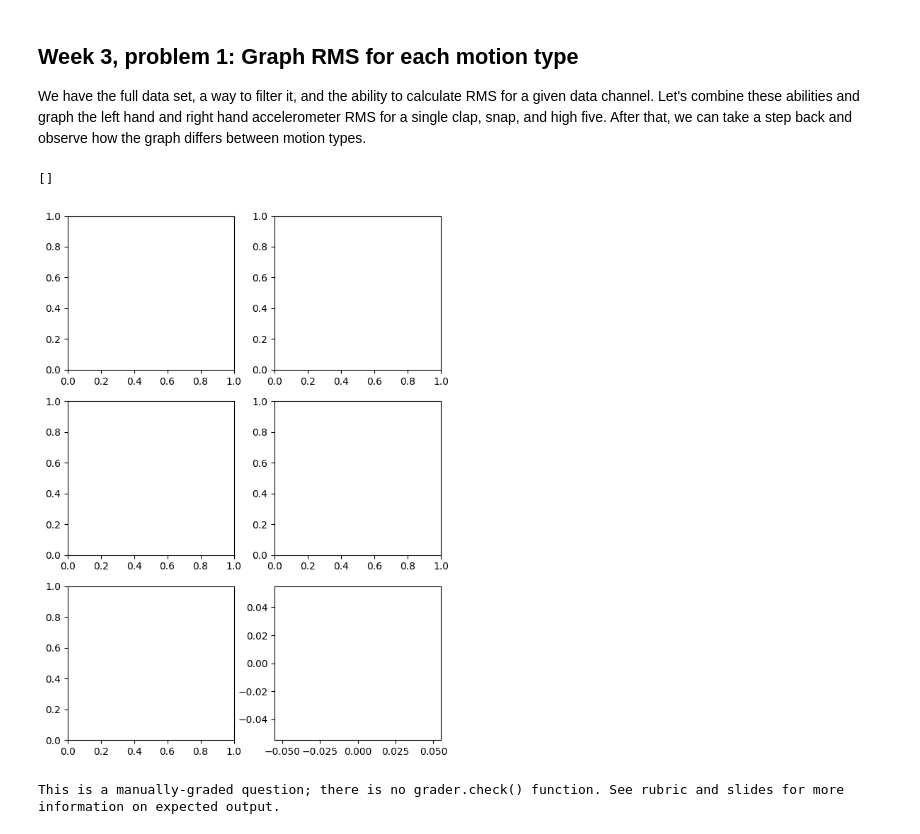
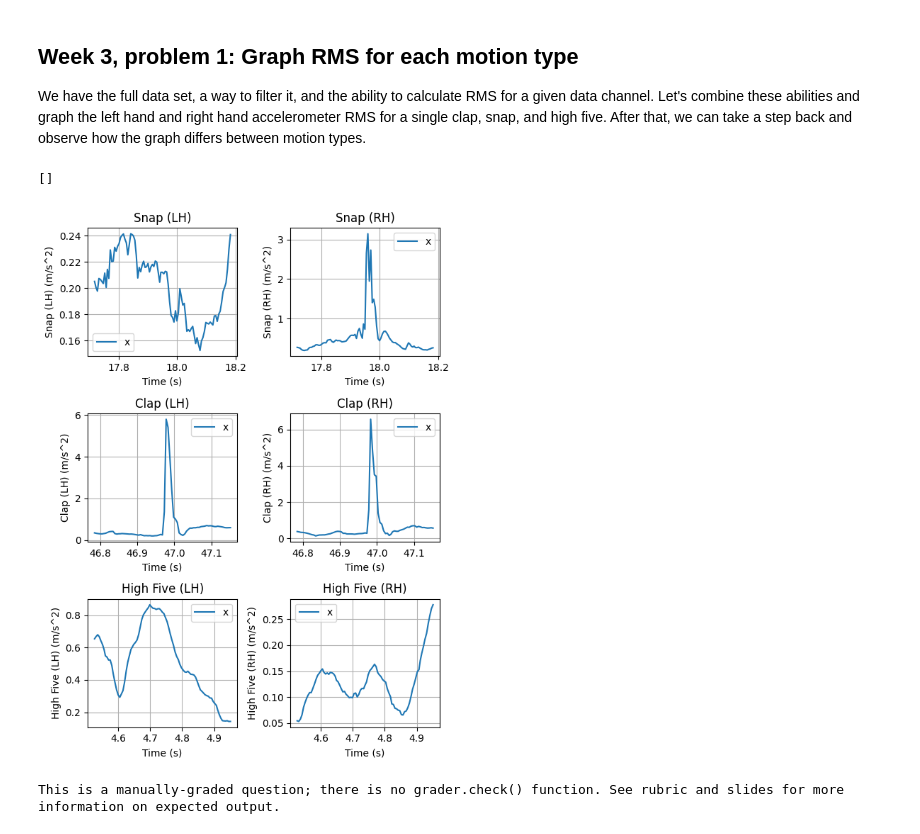
Before and after one commit to AllThePinq/IntroPythonProgramming, a Jupyter notebook: Week_1_data_structures/HW_1_numpy_and_plotting.ipynb, the cells around one changed output. Saved outputs shown, nothing was run; the diff lists cells and outputs as text; code cells hidden in the pictures.

```diff
--- a/Week_1_data_structures/HW_1_numpy_and_plotting.ipynb
+++ b/Week_1_data_structures/HW_1_numpy_and_plotting.ipynb
@@ -228,7 +228,7 @@ def plot_function(axs, ts, data, channel_info, your_choice):
     axs.plot(ts, data)
     axs.set_xlabel("Time (s)")
     axs.set_ylabel(f"{channel_info['name']} ({channel_info['units']})")
-    axs.set_title(f"{channel_info['name']} Data")
+    axs.set_title(f"{channel_info['name']}")
     axs.legend(["x","y","z"])
     axs.grid()
 # %%
@@ -268,20 +268,35 @@ all_data = np.copy(full_dataset)
 # %%
 # Plot size
 nrows = 3
 ncols = 2
 fig, axs = plt.subplots(nrows, ncols, figsize=(6, 8))
 
 # GUIDES: Make the plot
 # Put left hand in the first column, right hand in the second column.
 # Hint: To use plot_function with your new "rms" data channel, you will need to make a
 # dictionary for its descriptor with "name" and "units" entries.
 # Note: The time values in the plots in the slides are divided by 1,000
+# Get filtered data for each motion type
+snap_data = filter_data_set(all_data, snap_subject_number, snap_run_number, snap_id)
+clap_data = filter_data_set(all_data, clap_subject_number, clap_run_number, clap_id)
+high_five_data = filter_data_set(all_data, high_five_subject_number, high_five_run_number, high_five_id)
 
+# Plot snap data (row 0)
+plot_function(axs[0, 0], snap_data[:, timestamp_col] / 1000, rms(get_channel_data(snap_data, lh_accelerometer_descriptor["index_offset"], lh_accelerometer_descriptor["dimensions"])), {"name": "Snap (LH)", "units": "m/s^2"}, None)
+plot_function(axs[0, 1], snap_data[:, timestamp_col] / 1000, rms(get_channel_data(snap_data, rh_accelerometer_descriptor["index_offset"], rh_accelerometer_descriptor["dimensions"])), {"name": "Snap (RH)", "units": "m/s^2"}, None)
+
+# Plot clap data (row 1)
+plot_function(axs[1, 0], clap_data[:, timestamp_col] / 1000, rms(get_channel_data(clap_data, lh_accelerometer_descriptor["index_offset"], lh_accelerometer_descriptor["dimensions"])), {"name": "Clap (LH)", "units": "m/s^2"}, None)
+plot_function(axs[1, 1], clap_data[:, timestamp_col] / 1000, rms(get_channel_data(clap_data, rh_accelerometer_descriptor["index_offset"], rh_accelerometer_descriptor["dimensions"])), {"name": "Clap (RH)", "units": "m/s^2"}, None)
+
+# Plot high five data (row 2)
+plot_function(axs[2, 0], high_five_data[:, timestamp_col] / 1000, rms(get_channel_data(high_five_data, lh_accelerometer_descriptor["index_offset"], lh_accelerometer_descriptor["dimensions"])), {"name": "High Five (LH)", "units": "m/s^2"}, None)
+plot_function(axs[2, 1], high_five_data[:, timestamp_col] / 1000, rms(get_channel_data(high_five_data, rh_accelerometer_descriptor["index_offset"], rh_accelerometer_descriptor["dimensions"])), {"name": "High Five (RH)", "units": "m/s^2"}, None)
 fig.tight_layout()
 plt.plot()
 # %% [output]
 []
-[figure, old version]
+[figure, new version]
 # %%
 # Manual grade
 print("This is a manually-graded question; there is no grader.check() function. See rubric and slides for more information on expected output.")
```
Also changed, not shown: parts of 9 cells of this notebook, 1 other file.
